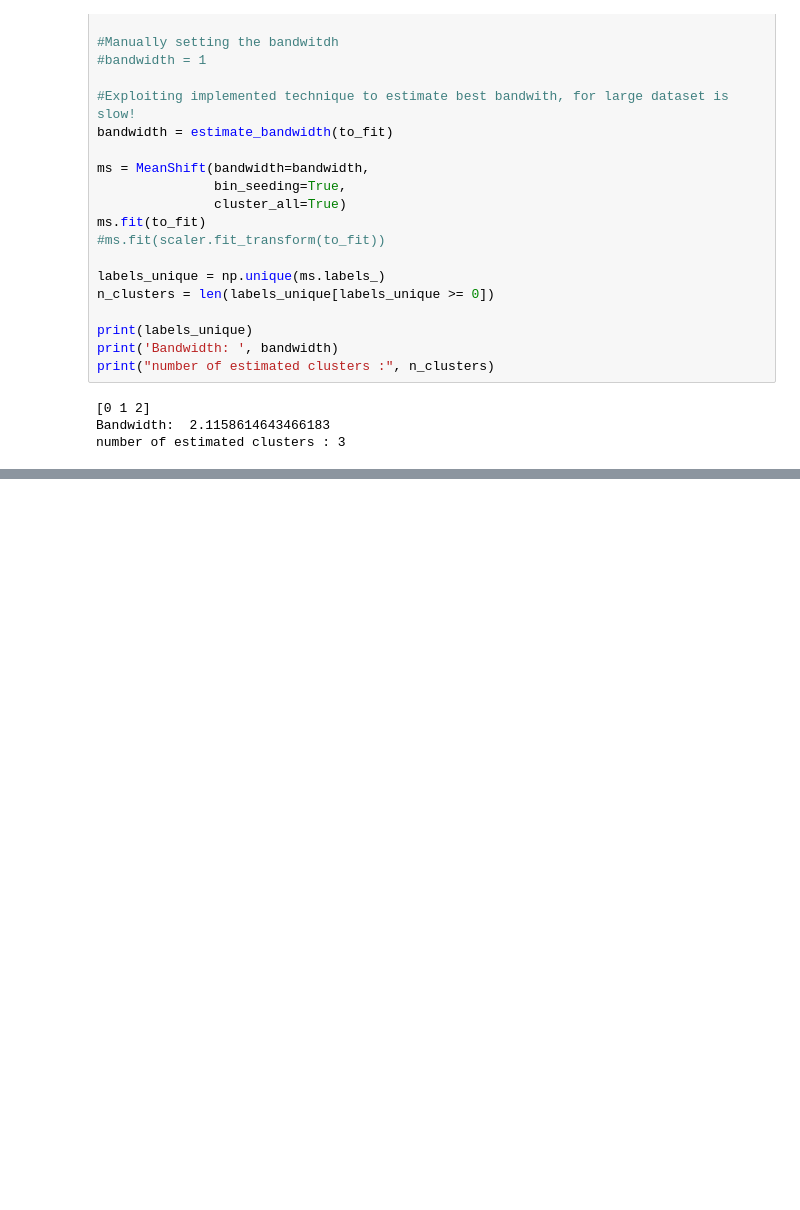
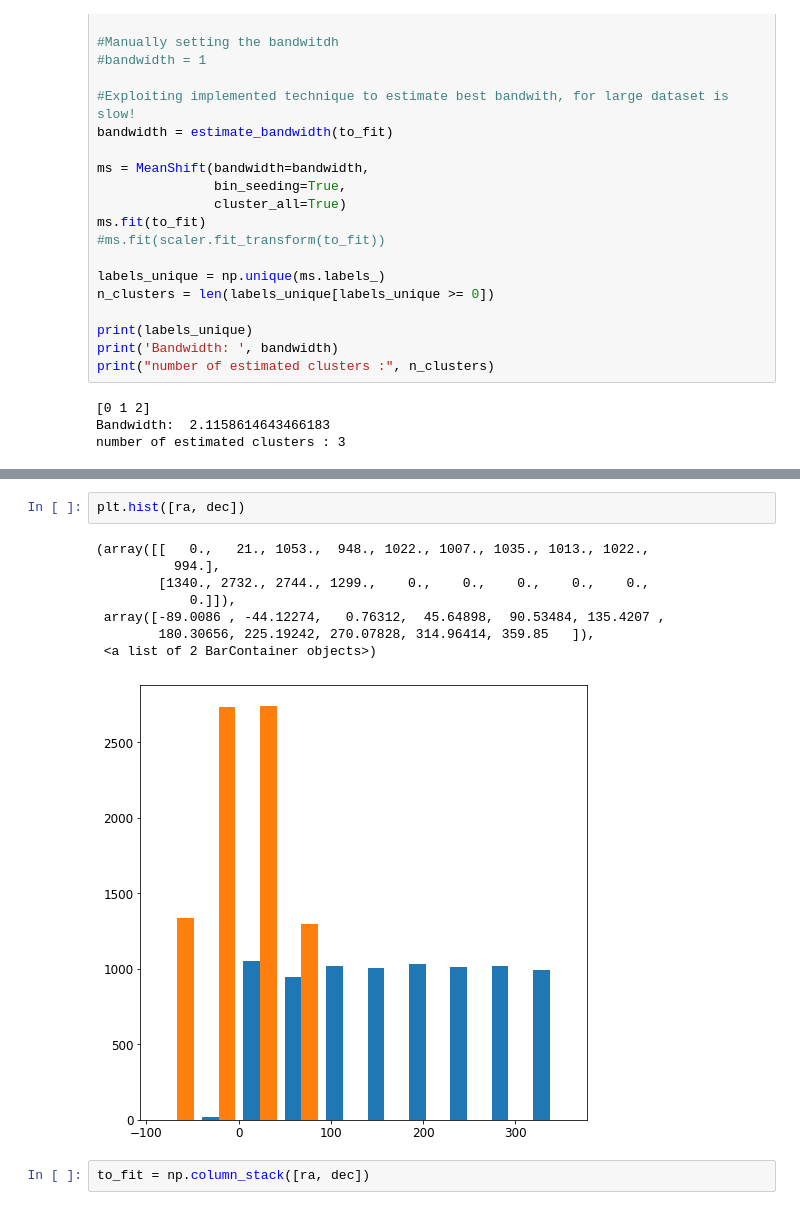
Before and after one commit to olli-e-benji/Astrostatistics-and-Machine-Learning-2023, a Jupyter notebook: working/L14_ClusteringGRBs.ipynb, the cells around one changed output, grey strips where cells are left out. Cells and saved outputs as stored; diff of their text form; blank space fills up the shorter version.

```diff
--- a/working/L14_ClusteringGRBs.ipynb
+++ b/working/L14_ClusteringGRBs.ipynb
@@ -230,0 +268,13 @@ number of estimated clusters : 3
+# %%
+plt.hist([ra, dec])
+# %% [output]
+(array([[   0.,   21., 1053.,  948., 1022., 1007., 1035., 1013., 1022.,
+          994.],
+        [1340., 2732., 2744., 1299.,    0.,    0.,    0.,    0.,    0.,
+            0.]]),
+ array([-89.0086 , -44.12274,   0.76312,  45.64898,  90.53484, 135.4207 ,
+        180.30656, 225.19242, 270.07828, 314.96414, 359.85   ]),
+ <a list of 2 BarContainer objects>)
+[figure, added]
+# %%
+to_fit = np.column_stack([ra, dec])
```
Also changed, not shown: parts of 19 cells of this notebook.
